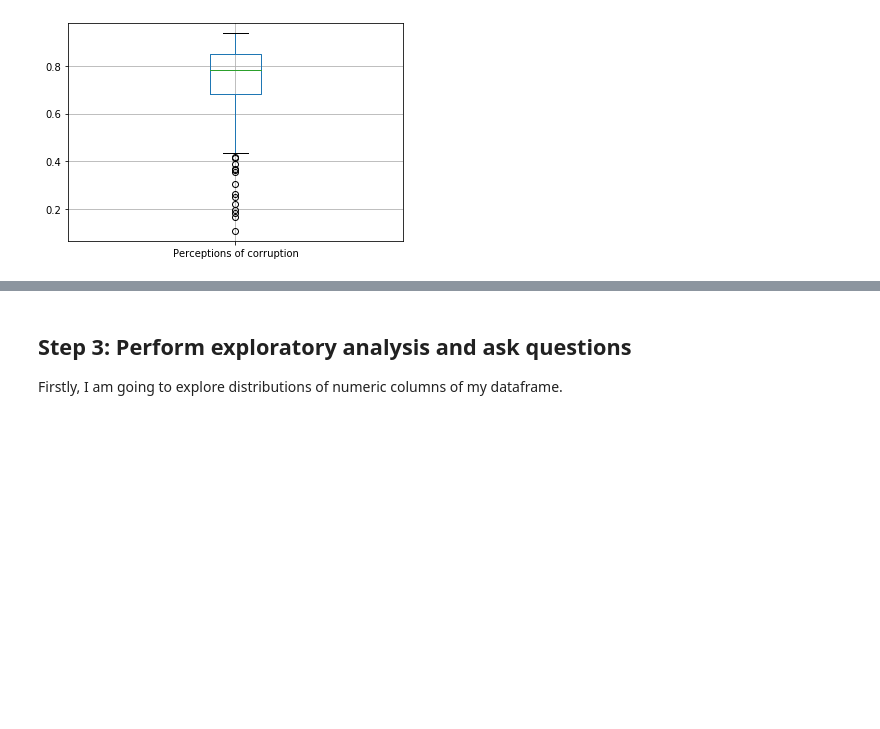
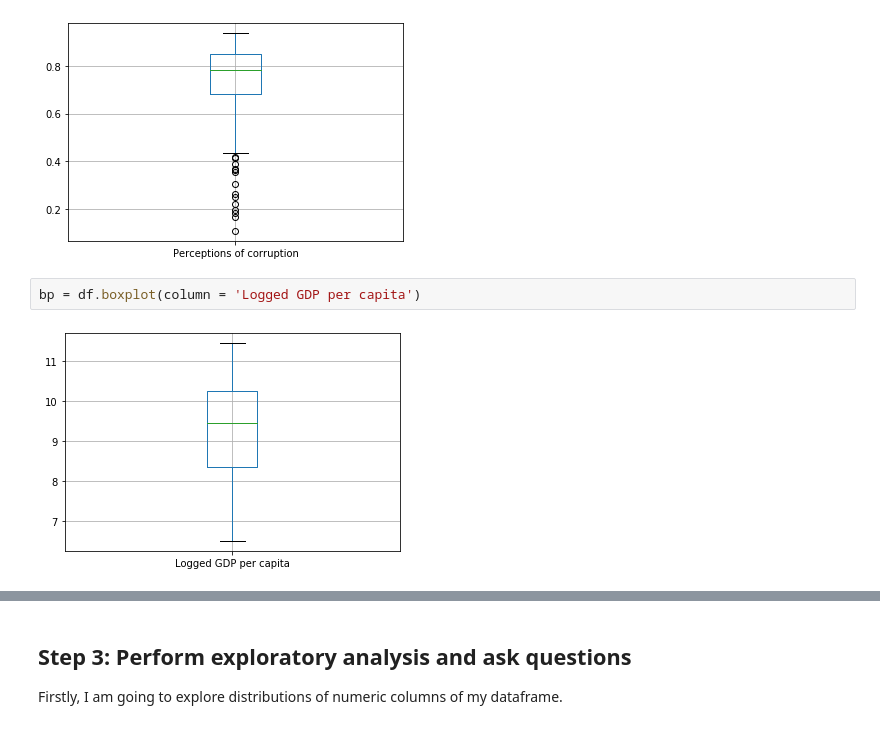
Before and after one commit to ax18031/ax18031_EMATM0048, a Jupyter notebook: Part3_folder/PART3.ipynb, the cells around one changed output, grey strips where cells are left out. Drawn from its saved outputs; the diff is of its cells as text; blank space fills up the shorter version.

Commit message:
Add files via upload
Added some boxplots and violin plots.

```diff
--- a/Part3_folder/PART3.ipynb
+++ b/Part3_folder/PART3.ipynb
@@ -97,3 +97,7 @@ bp = df.boxplot(column = 'Healthy life expectancy')
 bp = df.boxplot(column = 'Perceptions of corruption')
 # %% [output]
 [figure]
+# %%
+bp = df.boxplot(column = 'Logged GDP per capita')
+# %% [output]
+[figure, added]
```
Also changed, not shown: parts of 5 cells of this notebook.
